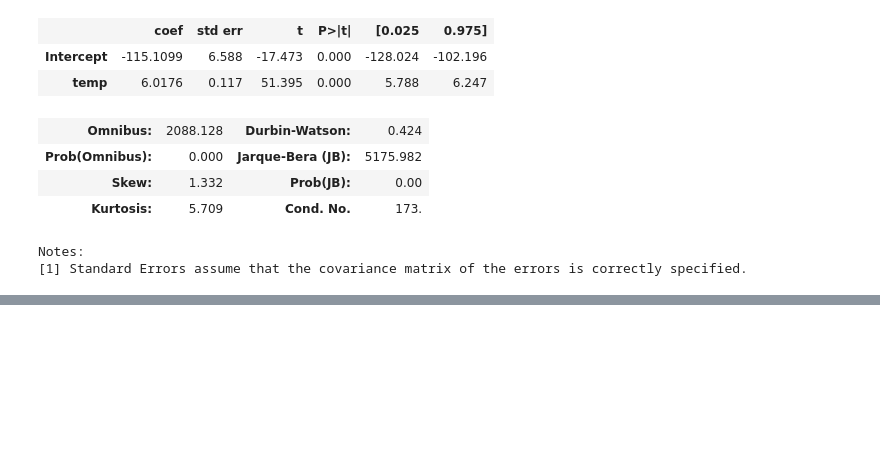
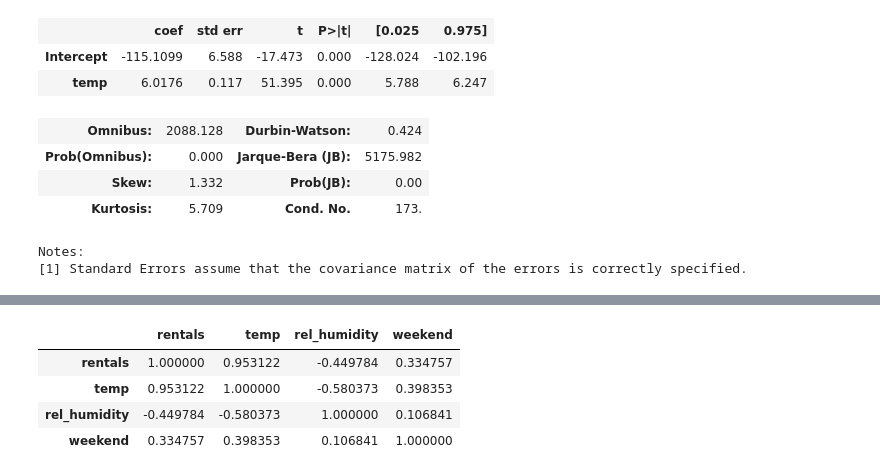
Before and after one commit to shilpagandham2/Capstone_MITxPRO_TelcoChurn_ShilaNaiduGandham, a Jupyter notebook: SSR_Baseline_model.ipynb, the cells around one changed output, grey strips where cells are left out. Cells and saved outputs as stored; diff of their text form; code cells hidden in the pictures; blank space fills up the shorter version.

```diff
--- a/SSR_Baseline_model.ipynb
+++ b/SSR_Baseline_model.ipynb
@@ -77,0 +114,20 @@ corr_table
+# %%
+import pandas as pd
+
+data = {
+    "rentals": [120,150,130,160,170,140,155],
+    "temp": [22,25,21,28,30,24,26],
+    "rel_humidity": [55,60,58,52,50,65,57],
+    "weekend": [0,0,0,0,1,1,0]
+}
+
+df = pd.DataFrame(data)
+
+corr_table = df.corr()
+corr_table
+# %% [output]
+|  | rentals | temp | rel_humidity | weekend |
+| rentals | 1.000000 | 0.953122 | -0.449784 | 0.334757 |
+| temp | 0.953122 | 1.000000 | -0.580373 | 0.398353 |
+| rel_humidity | -0.449784 | -0.580373 | 1.000000 | 0.106841 |
+| weekend | 0.334757 | 0.398353 | 0.106841 | 1.000000 |
```
Also changed, not shown: parts of 2 cells of this notebook.
